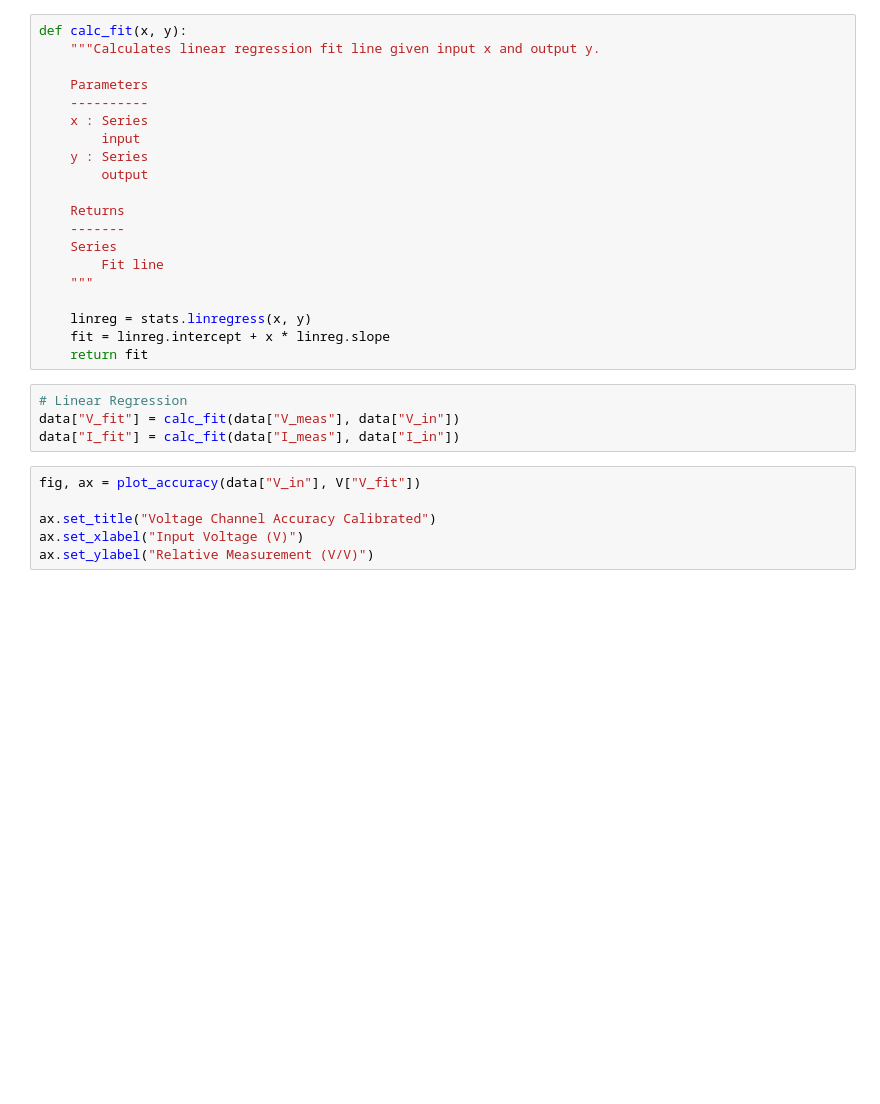
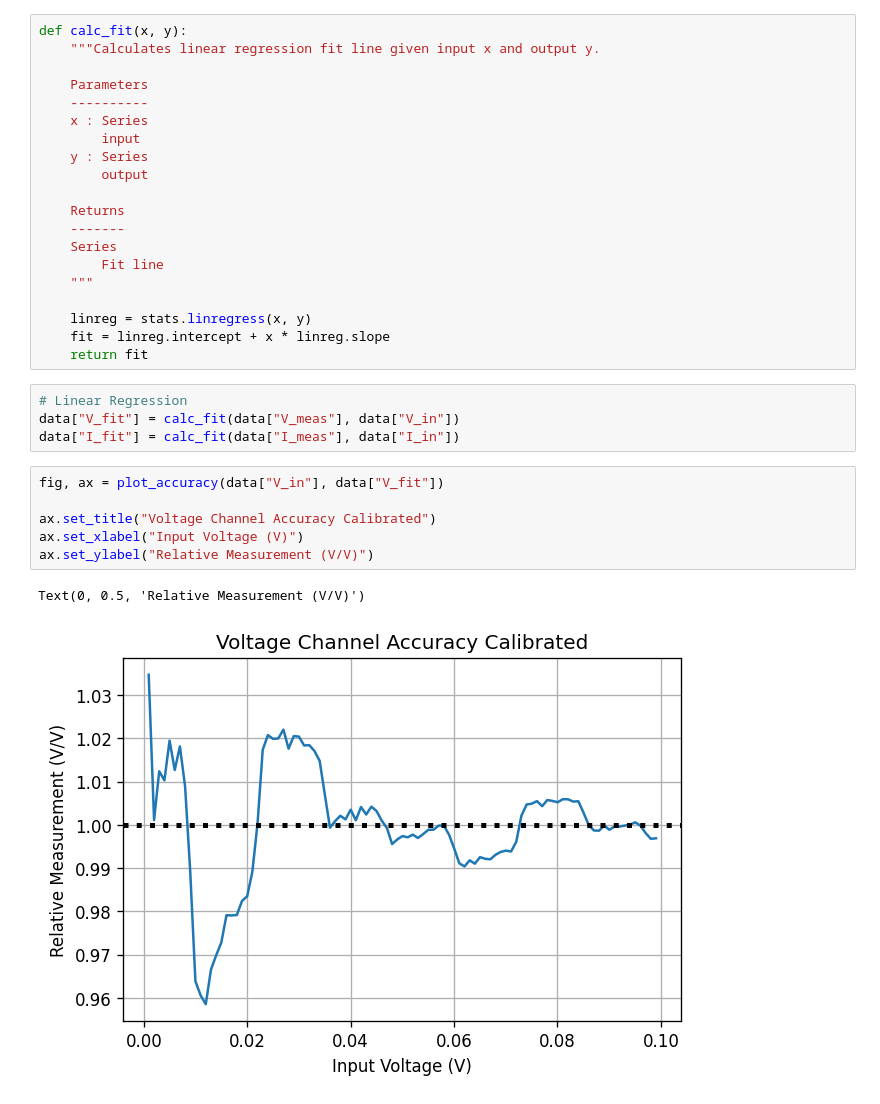
Before and after one commit to jlab-sensing/soil-power-sensor-calibration, a Jupyter notebook: calibration.ipynb, the cells around one changed output. Drawn from its saved outputs; the diff is of its cells as text; blank space fills up the shorter version.

```diff
--- a/calibration.ipynb
+++ b/calibration.ipynb
@@ -99,9 +121,12 @@ def calc_fit(x, y):
 data["V_fit"] = calc_fit(data["V_meas"], data["V_in"])
 data["I_fit"] = calc_fit(data["I_meas"], data["I_in"])
 # %%
-fig, ax = plot_accuracy(data["V_in"], V["V_fit"])
+fig, ax = plot_accuracy(data["V_in"], data["V_fit"])
 
 ax.set_title("Voltage Channel Accuracy Calibrated")
 ax.set_xlabel("Input Voltage (V)")
 ax.set_ylabel("Relative Measurement (V/V)")
+# %% [output]
+Text(0, 0.5, 'Relative Measurement (V/V)')
+[figure, added]
 # %%
```
Also changed, not shown: parts of 6 cells of this notebook, 2 other files.
